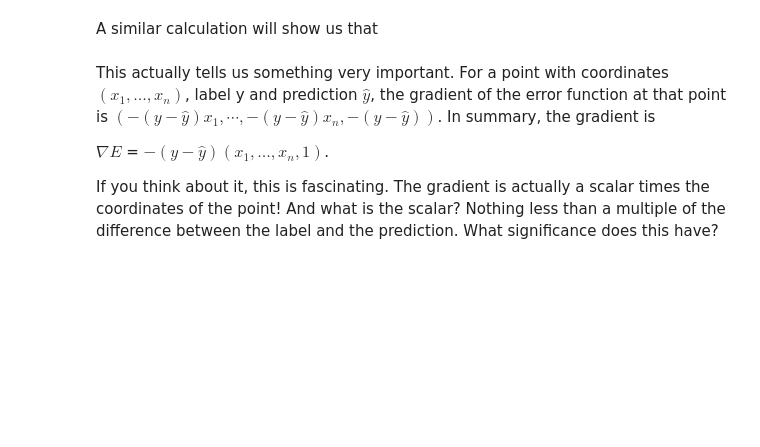
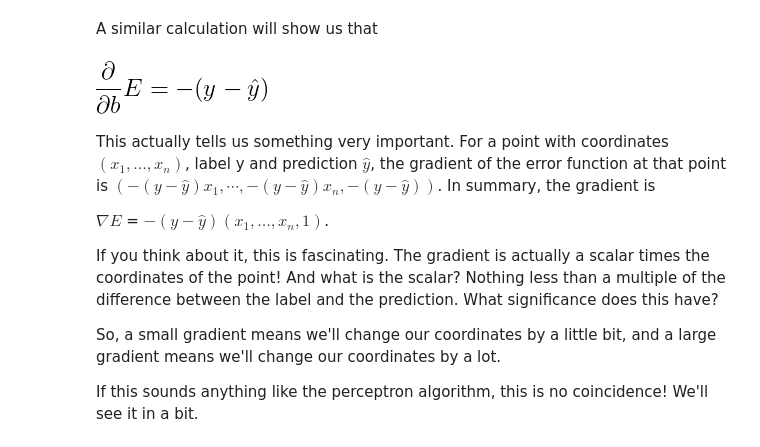
Before and after one commit to acholonu/udacity_deep_learning, a Jupyter notebook: lesson 2/Logistic Regression.ipynb, the cells around one changed output. Drawn from its saved outputs; the diff is of its cells as text; code cells hidden in the pictures; blank space fills up the shorter version.

Commit message:
Gradient Descent Description

```diff
--- a/lesson 2/Logistic Regression.ipynb
+++ b/lesson 2/Logistic Regression.ipynb
@@ -47,10 +59,16 @@ display.Image('./images/derivative-sigmoid3.png')
 # %% [markdown]
 A similar calculation will show us that
 # %%
-display.Image('./images/derivative-sigmoid4.png')
+display.Image('./images/derivative-sigmoid4.gif')
+# %% [output]
+[figure, added]
 # %% [markdown]
 This actually tells us something very important. For a point with coordinates $(x_1, \ldots, x_n)$, label y and prediction $\hat{y}$, the gradient of the error function at that point is $\left(-(y - \hat{y})x_1, \cdots, -(y - \hat{y})x_n, -(y - \hat{y}) \right)$. In summary, the gradient is
 
 $\nabla E $ = $-(y - \hat{y}) (x_1, \ldots, x_n, 1)$.
 
 If you think about it, this is fascinating. The gradient is actually a scalar times the coordinates of the point! And what is the scalar? Nothing less than a multiple of the difference between the label and the prediction. What significance does this have?
+
+So, a small gradient means we'll change our coordinates by a little bit, and a large gradient means we'll change our coordinates by a lot.
+
+If this sounds anything like the perceptron algorithm, this is no coincidence! We'll see it in a bit.
```
Also changed, not shown: parts of 7 cells of this notebook, 1 other file.
